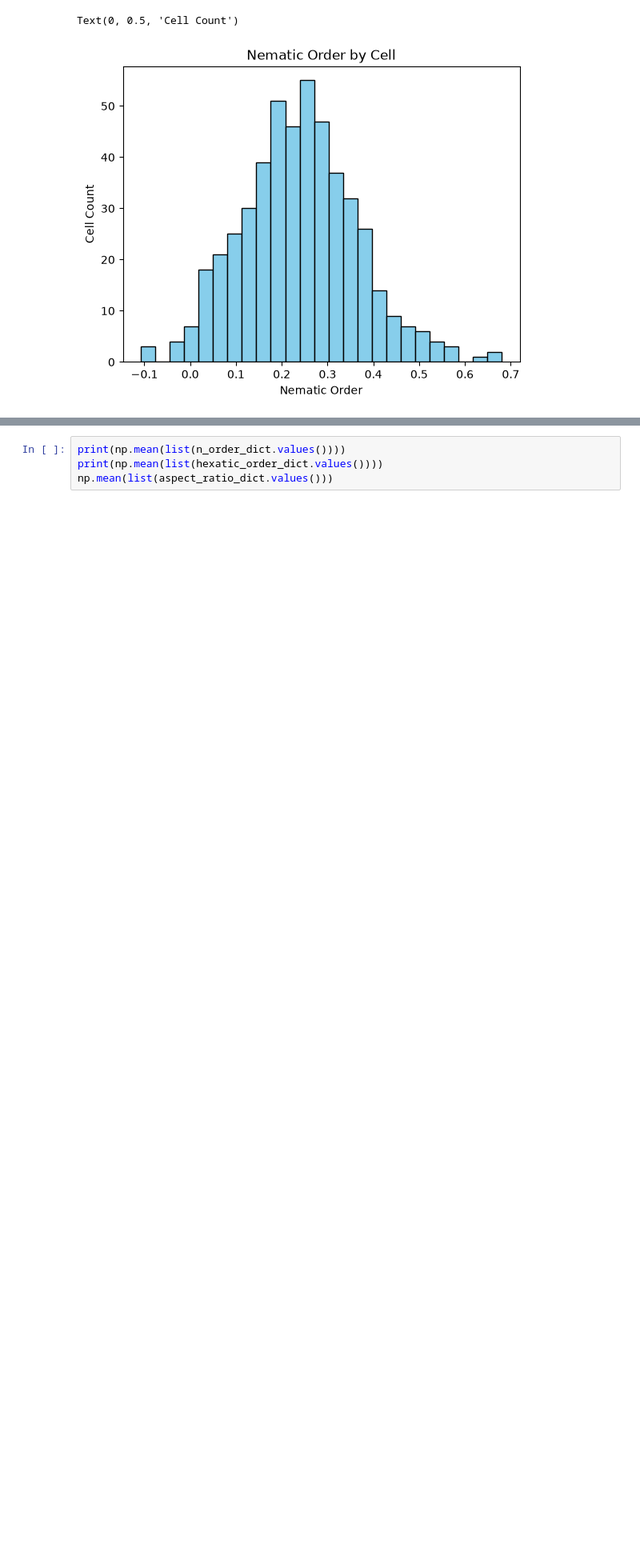
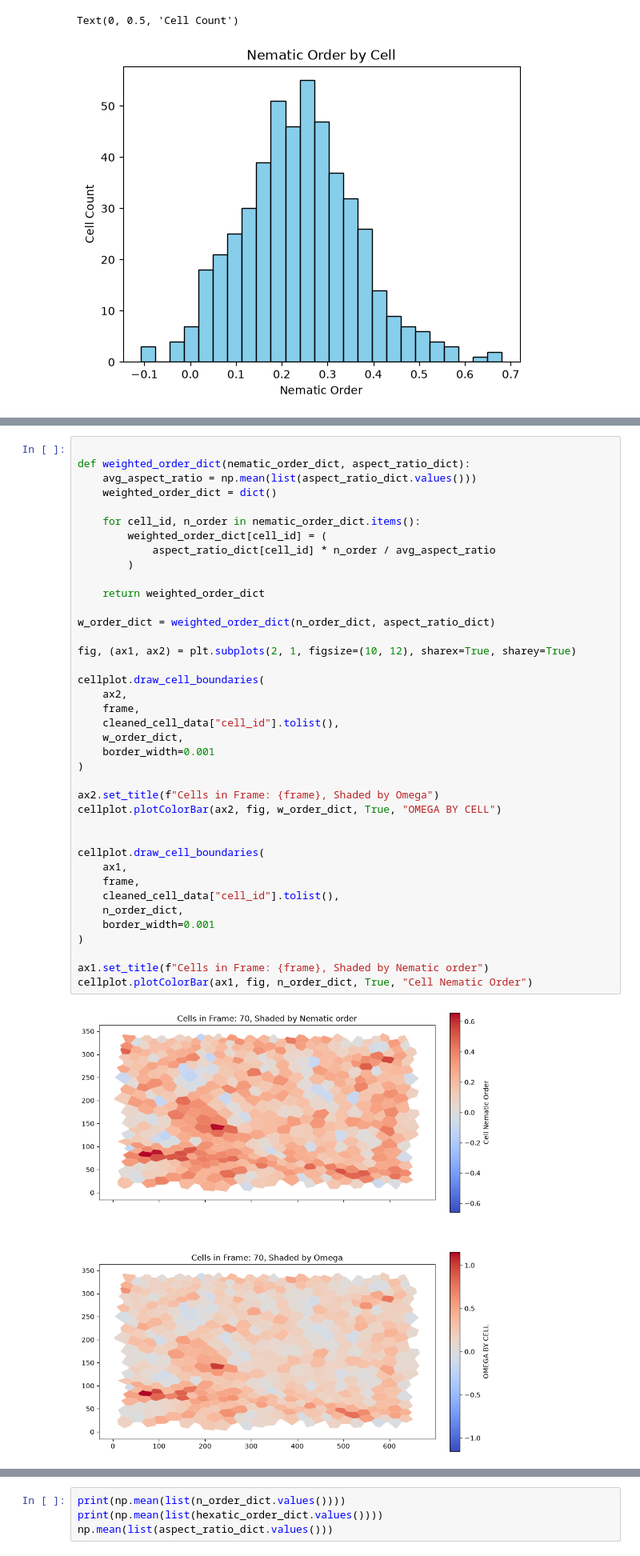
Before and after one commit to Sobhard/TissueMiner-NematicOrderAnalysis, a Jupyter notebook: analysis.ipynb, the cells around one changed output, grey strips where cells are left out. Shown at 80% size. Drawn from its saved outputs; the diff is of its cells as text; blank space fills up the shorter version.

```diff
--- a/analysis.ipynb
+++ b/analysis.ipynb
@@ -116,3 +117,44 @@ np.int64(10708)
+# %%
+
+def weighted_order_dict(nematic_order_dict, aspect_ratio_dict):
+    avg_aspect_ratio = np.mean(list(aspect_ratio_dict.values()))
+    weighted_order_dict = dict()
+
+    for cell_id, n_order in nematic_order_dict.items():
+        weighted_order_dict[cell_id] = (
+            aspect_ratio_dict[cell_id] * n_order / avg_aspect_ratio
+        )
+
+    return weighted_order_dict
+
+w_order_dict = weighted_order_dict(n_order_dict, aspect_ratio_dict)
+
+fig, (ax1, ax2) = plt.subplots(2, 1, figsize=(10, 12), sharex=True, sharey=True)
+
+cellplot.draw_cell_boundaries(
+    ax2,
+    frame,
+    cleaned_cell_data["cell_id"].tolist(),
+    w_order_dict,
+    border_width=0.001
+)
+
+ax2.set_title(f"Cells in Frame: {frame}, Shaded by Omega")
+cellplot.plotColorBar(ax2, fig, w_order_dict, True, "OMEGA BY CELL")
+
+
+cellplot.draw_cell_boundaries(
+    ax1,
+    frame,
+    cleaned_cell_data["cell_id"].tolist(),
+    n_order_dict,
+    border_width=0.001
+)
+
+ax1.set_title(f"Cells in Frame: {frame}, Shaded by Nematic order")
+cellplot.plotColorBar(ax1, fig, n_order_dict, True, "Cell Nematic Order")
+# %% [output]
+[figure, added]
 # %%
 fig, ax = plt.subplots(figsize=(100,50))
 
```
Also changed, not shown: parts of 2 cells of this notebook, 3 other files.
